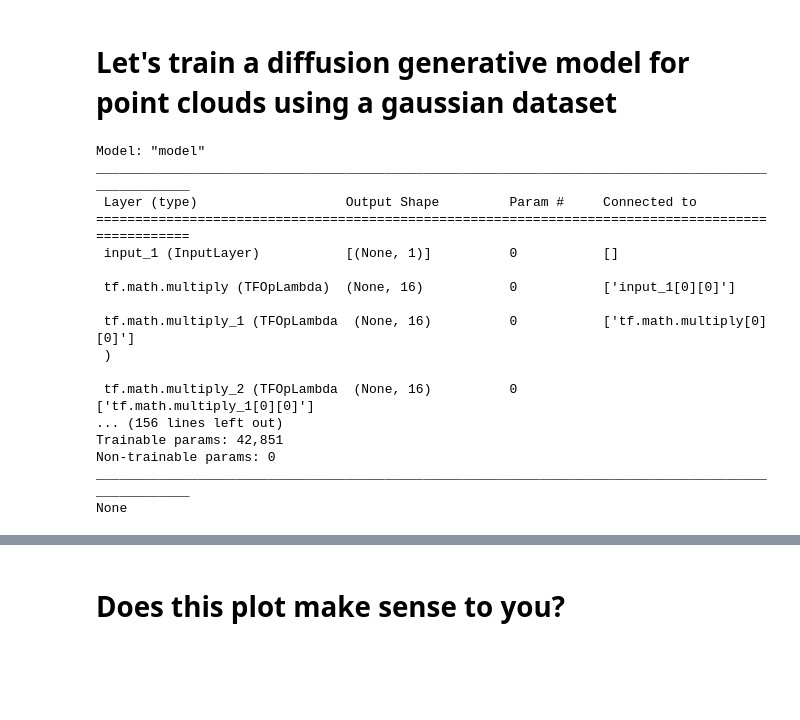
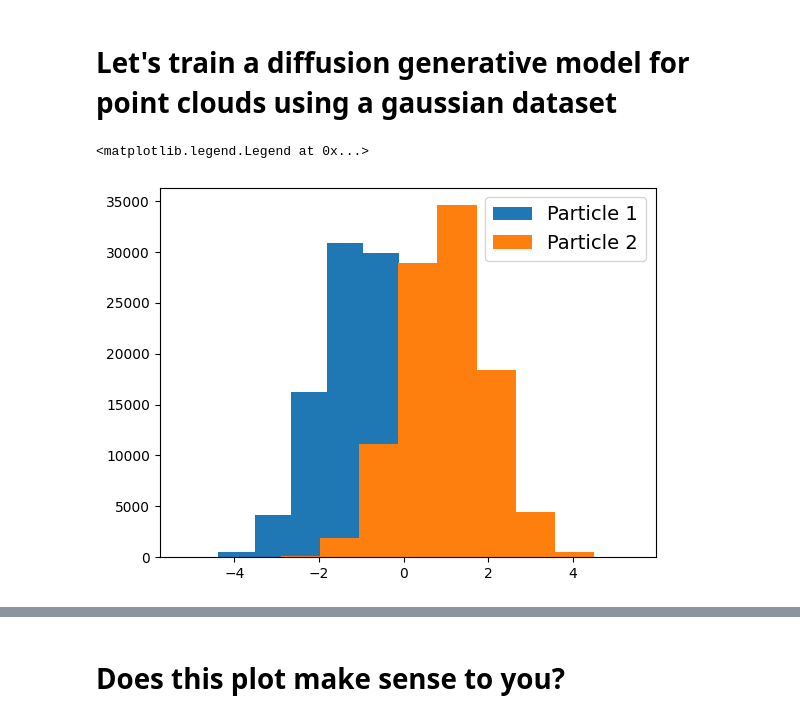
Before and after one commit to ViniciusMikuni/GSGM, a Jupyter notebook: demo/toy.ipynb, the cells around one changed output, grey strips where cells are left out. Drawn from its saved outputs; the diff is of its cells as text; code cells hidden in the pictures; blank space fills up the shorter version.

```diff
--- a/demo/toy.ipynb
+++ b/demo/toy.ipynb
@@ -13,33 +14,17 @@ tf.random.set_seed(1233)
 # %%
 #Load the configuration file with details about the dataset
 config = utils.LoadJson('config.json')
-# %%
-nevts = int(1e5)
-
-num_feat = config['NUM_FEAT']
-
-#Let's generate sets containing 2 particles using gaussians
-part1 = np.random.normal(-2.0,1.0,size=(nevts,1,num_feat))
-part2 = np.random.normal(2.0,1.0,size=(nevts,1,num_feat))
-data = np.concatenate([part1[:nevts//2],part2[:nevts//2]],1)
-
-model = GSGM(config=config)
-checkpoint_folder = '../checkpoints_toy/checkpoint'
-# %% [output]
-Model: "model"
-__________________________________________________________________________________________________
- Layer (type)                   Output Shape         Param #     Connected to
-==================================================================================================
- input_1 (InputLayer)           [(None, 1)]          0           []
-
- tf.math.multiply (TFOpLambda)  (None, 16)           0           ['input_1[0][0]']
-
- tf.math.multiply_1 (TFOpLambda  (None, 16)          0           ['tf.math.multiply[0][0]']
- )
-
- tf.math.multiply_2 (TFOpLambda  (None, 16)          0           ['tf.math.multiply_1[0][0]']
-... (156 lines left out)
-Trainable params: 42,851
-Non-trainable params: 0
-__________________________________________________________________________________________________
-None
+# %%
+nevts = int(1e5)
+num_feat = config['NUM_FEAT'] #3
+
+#Let's generate sets containing 2 particles using gaussians
+part1 = np.random.normal(-1.0,1.0,size=(nevts,1,num_feat))
+part2 = np.random.normal(1.0,1.0,size=(nevts,1,num_feat))
+data = np.concatenate([part1,part2],1)
+plt.hist(part1[:,0,0],label='Particle 1')
+plt.hist(part2[:,0,0],label = 'Particle 2')
+plt.legend(loc='best',fontsize=14,ncol=1)
+# %% [output]
+<matplotlib.legend.Legend at 0x...>
+[figure, added]
```
Also changed, not shown: parts of 7 cells of this notebook, 1 other file.
